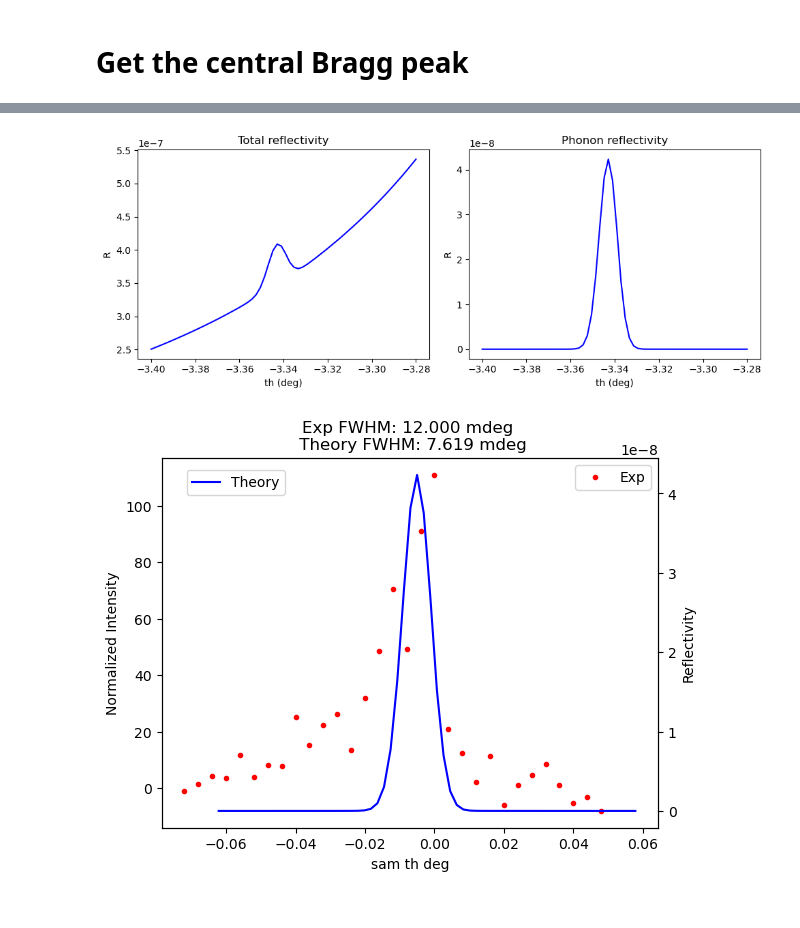
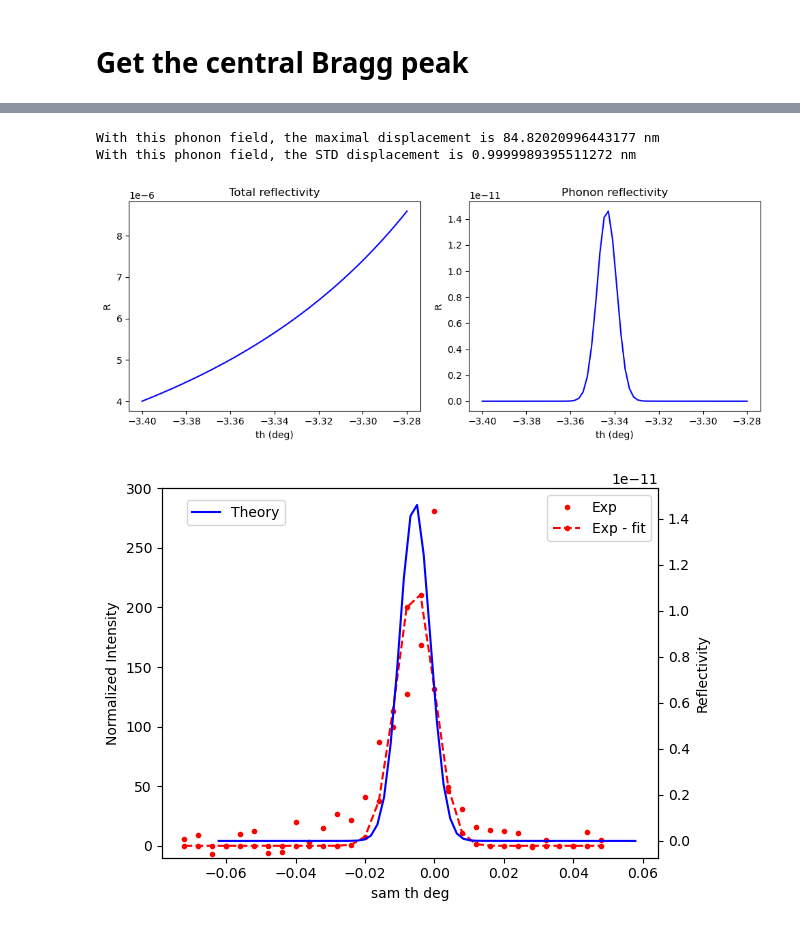
Before and after one commit to haoyuanli93/XRaySimulation2, a Jupyter notebook: Projects/L10237/dynamical_diffraction_theory/STO_main_peak.ipynb, the cells around one changed output, grey strips where cells are left out. Cells and saved outputs as stored; diff of their text form; code cells hidden in the pictures.

```diff
--- a/Projects/L10237/dynamical_diffraction_theory/STO_main_peak.ipynb
+++ b/Projects/L10237/dynamical_diffraction_theory/STO_main_peak.ipynb
@@ -60,9 +60,19 @@ def get_reflectivity(rock_th_scan,
         phonon_q_scan = np.linspace(start=-phonon_q_fwhm * 2., stop=phonon_q_fwhm * 2., num=phonon_q_num)
         phonon_field = (np.exp(- phonon_q_scan ** 2 / 2. / phonon_q_sigma ** 2) /
                         np.power(np.pi * phonon_q_sigma ** 2, 0.25))
+        # phonon_field /= np.max(phonon_field)
+        # phonon_field *= 1e-3
+        phonon_field *= np.sqrt(1e-3)
 
         phonon_q_array[:, :, :, :, :, 0] += phonon_q_scan[np.newaxis, :, np.newaxis, np.newaxis, np.newaxis]
         phonon_p_array[:, :, :, :, :, 0] *= phonon_field[np.newaxis, :, np.newaxis, np.newaxis, np.newaxis]
+        phonon_p_array[:, :, :, :, :, 0] *= np.sqrt(phonon_q_scan[1] - phonon_q_scan[0])
+
+        #return phonon_field
+        print("With this phonon field, the maximal displacement is {} nm".format(
+            1000 * np.sum(phonon_field) * (phonon_q_scan[1] - phonon_q_scan[0])))
+        print("With this phonon field, the STD displacement is {} nm".format(
+            1000 * np.sum(phonon_field ** 2) * (phonon_q_scan[1] - phonon_q_scan[0])))
 
     if g_angle_num > 1:
         g_angle_scan = np.linspace(start=-g_angle_fwhm * 2., stop=g_angle_fwhm * 2., num=g_angle_num)
@@ -109,13 +119,10 @@ def get_reflectivity(rock_th_scan,
     # kout = np.reshape(kout, newshape=(g_angle_num, phonon_q_num, x_angle_num, x_energy_num, rock_th_num, 3))
 
     # Average over each level:
-    if phonon_q_num > 1:
-        reflectivity = (np.multiply(
-            reflectivity,
-            phonon_field[np.newaxis, :, np.newaxis, np.newaxis, np.newaxis].astype(np.complex128))
-                        * np.sqrt(phonon_q_scan[1] - phonon_q_scan[0]))
-        reflectivity_plus *= np.sqrt(phonon_q_scan[1] - phonon_q_scan[0])
-        reflectivity_minus *= np.sqrt(phonon_q_scan[1] - phonon_q_scan[0])
+    #if phonon_q_num > 1:
+    #    reflectivity /= np.sqrt(phonon_q_num)
+    #    reflectivity_plus *= np.sqrt(phonon_q_scan[1] - phonon_q_scan[0])
+    #    reflectivity_minus *= np.sqrt(phonon_q_scan[1] - phonon_q_scan[0])
 
     if g_angle_num > 1:
         reflectivity = (np.multiply(
@@ -318,8 +329,8 @@ reflectivity_tot, reflectivity_phonon = get_reflectivity(rock_th_scan=rock_angle
                                                          kin_vec_c=np.copy(k_vec),
                                                          g_angle_fwhm=np.deg2rad(7e-3),
                                                          g_angle_num=32,
-                                                         phonon_q_fwhm=t_vec[0] * 3e-4,
-                                                         phonon_q_num=16,
+                                                         phonon_q_fwhm=t_vec[0] / 157,
+                                                         phonon_q_num=32,
                                                          x_energy_fwhm=0.3e-3,
                                                          x_energy_num=16,
                                                          x_angle_fwhm=14e-6,
@@ -343,30 +354,41 @@ axes[1].set_xlabel("th (deg)")
 plt.tight_layout()
 plt.show()
 # %% [output]
+With this phonon field, the maximal displacement is 84.82020996443177 nm
+With this phonon field, the STD displacement is 0.9999989395511272 nm
-[figure, old version]
+[figure, new version]
 # %%
 exp_intensity = np.load("12nm_rocking_I.npy")
+exp_intensity_tmp = np.copy(exp_intensity)
+exp_intensity_tmp[exp_intensity < 50] = 0
+
 sam_th = np.load("12nm_rocking_theta.npy")
 
 sam_th -= sam_th[np.argmax(exp_intensity)]
 
 fwhm_exp = util.get_fwhm(coordinate=sam_th, curve_values=exp_intensity)
 fwhm_theory = util.get_fwhm(coordinate=np.rad2deg(rock_angle), curve_values=reflectivity_phonon)
 
+# Get the sigma
+g_fit = util.get_gaussian_fit(coordinate=np.array(sam_th), curve=exp_intensity_tmp)
+#print("The FWHM from gaussian fit is {}".format(util.sigma_to_fwhm(std)))
+
 # ------------------------------------------
 fig, axes = plt.subplots(ncols=1, nrows=1)
 axes.plot(sam_th, exp_intensity, marker='.', linestyle='', color='r', label='Exp')
+axes.plot(sam_th, g_fit, marker='.', linestyle='--', color='r', label='Exp - fit')
 axes.set_ylabel('Normalized Intensity')
 axes.set_xlabel("sam th deg")
-axes.set_title("Exp FWHM: {:.3f} mdeg \n Theory FWHM: {:.3f} mdeg".format(fwhm_exp * 1000, fwhm_theory * 1000))
+#axes.set_title("Exp FWHM: {:.3f} mdeg \n Theory FWHM: {:.3f} mdeg".format(util.sigma_to_fwhm(std) * 1000, fwhm_theory * 1000))
 axes.legend()
+axes.set_ylim([-10, 300])
 
 axes_twin = axes.twinx()
 axes_twin.plot(np.rad2deg(rock_angle - rock_angle[np.argmax(reflectivity_phonon)]) - 0.005,
-               reflectivity_phonon, color='b', label='Theory')
+               reflectivity_phonon, color='b', marker='', linestyle='-',label='Theory')
 axes_twin.legend(loc=(0.05, 0.9))
 axes_twin.set_ylabel('Reflectivity')
 
 plt.show()
 # %% [output]
-[figure, old version]
+[figure, new version]
```
Also changed, not shown: parts of 4 cells of this notebook, 15 other files.
